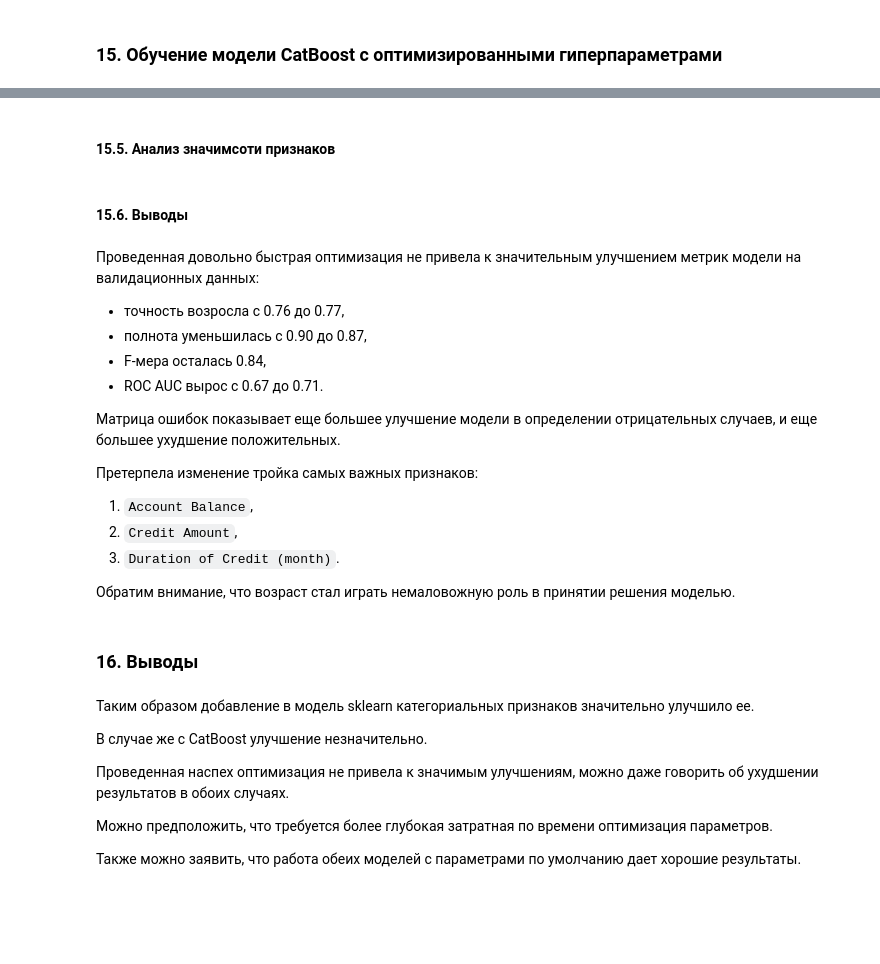
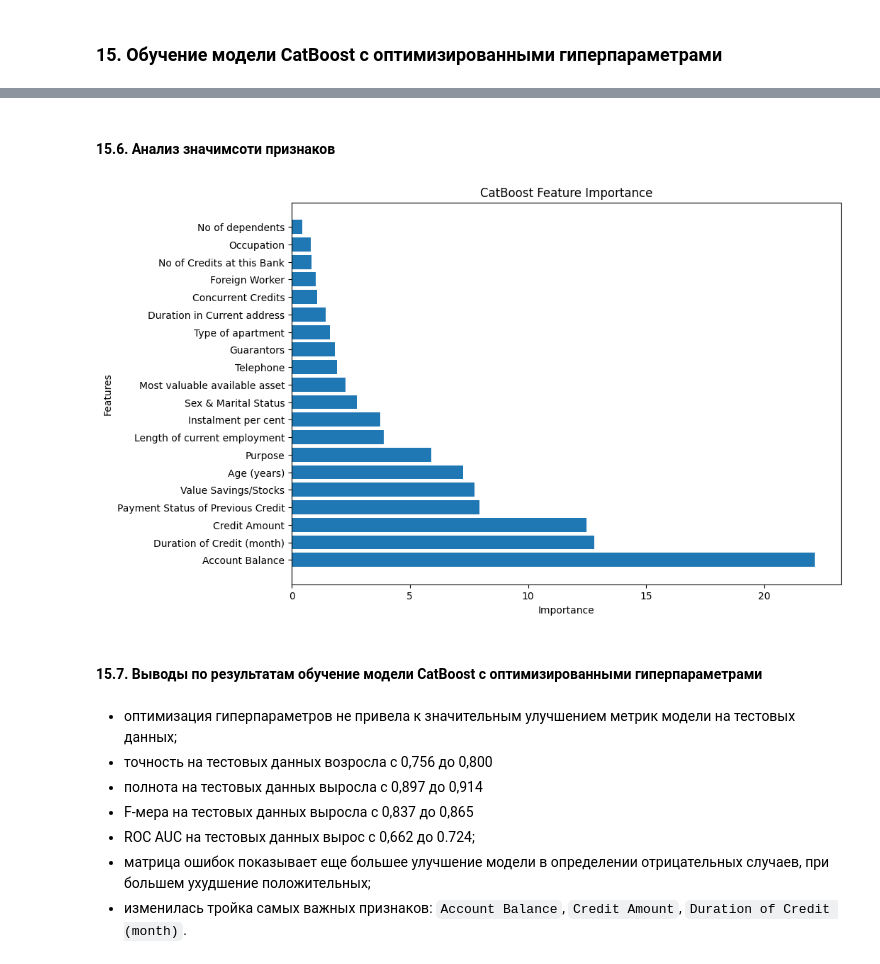
Before and after one commit to Losyash/mbml_II_hw, a Jupyter notebook: lab3/notebook.ipynb, the cells around one changed output, grey strips where cells are left out. Saved outputs shown, nothing was run; the diff lists cells and outputs as text; code cells hidden in the pictures; blank space fills up the shorter version.

```diff
--- a/lab3/notebook.ipynb
+++ b/lab3/notebook.ipynb
@@ -969,46 +1004,28 @@ print()
 # %% [markdown]
-#### 15.5. Анализ значимсоти признаков
+#### 15.6. Анализ значимсоти признаков
 # %%
-
 # Получение важности признаков
 importances = model_cb_opt.get_feature_importance(type='PredictionValuesChange')
 
 # Создание pandas Series для удобства визуализации
 feature_importances = pd.Series(importances, index=X_train.columns).sort_values(ascending=False)
 
 # Визуализация важности признаков
-plt.figure(figsize=(8, 5))
+plt.figure(figsize=(10, 7))
 plt.barh(feature_importances.index, feature_importances.values)
 plt.title('CatBoost Feature Importance')
 plt.xlabel('Importance')
 plt.ylabel('Features')
 plt.show()
+# %% [output]
+[figure, added]
-# %% [markdown]
-#### 15.6. Выводы
+# %% [markdown]
+#### 15.7. Выводы по результатам обучение модели CatBoost с оптимизированными гиперпараметрами
 # %% [markdown]
-Проведенная довольно быстрая оптимизация не привела к значительным улучшением метрик модели на валидационных данных:
-- точность возросла с 0.76 до 0.77,
-- полнота уменьшилась с 0.90 до 0.87,
-- F-мера осталась 0.84,
-- ROC AUC вырос с 0.67 до 0.71.
-
-Матрица ошибок показывает еще большее улучшение модели в определении отрицательных случаев, и еще большее ухудшение положительных.
-
-Претерпела изменение тройка самых важных признаков:
-1. `Account Balance`,
-2. `Credit Amount`,
-3. `Duration of Credit (month)`.
-
-Обратим внимание, что возраст стал играть немаловожную роль в принятии решения моделью.
+- оптимизация гиперпараметров не привела к значительным улучшением метрик модели на тестовых данных;
+- точность на тестовых данных возросла с 0,756 до 0,800
+- полнота на тестовых данных выросла с 0,897 до 0,914
+- F-мера на тестовых данных выросла с 0,837 до 0,865
+- ROC AUC на тестовых данных вырос с 0,662 до 0.724;
+- матрица ошибок показывает еще большее улучшение модели в определении отрицательных случаев, при большем ухудшение положительных;
+- изменилась тройка самых важных признаков: `Account Balance`, `Credit Amount`, `Duration of Credit (month)`.
-# %% [markdown]
-### 16. Выводы
-# %% [markdown]
-Таким образом добавление в модель sklearn категориальных признаков значительно улучшило ее.
-
-В случае же с CatBoost улучшение незначительно.
-
-Проведенная наспех оптимизация не привела к значимым улучшениям, можно даже говорить об ухудшении результатов в обоих случаях.
-
-Можно предположить, что требуется более глубокая затратная по времени оптимизация параметров.
-
-Также можно заявить, что работа обеих моделей с параметрами по умолчанию дает хорошие результаты.
```
Also changed, not shown: parts of 83 cells of this notebook, 1 other file.
